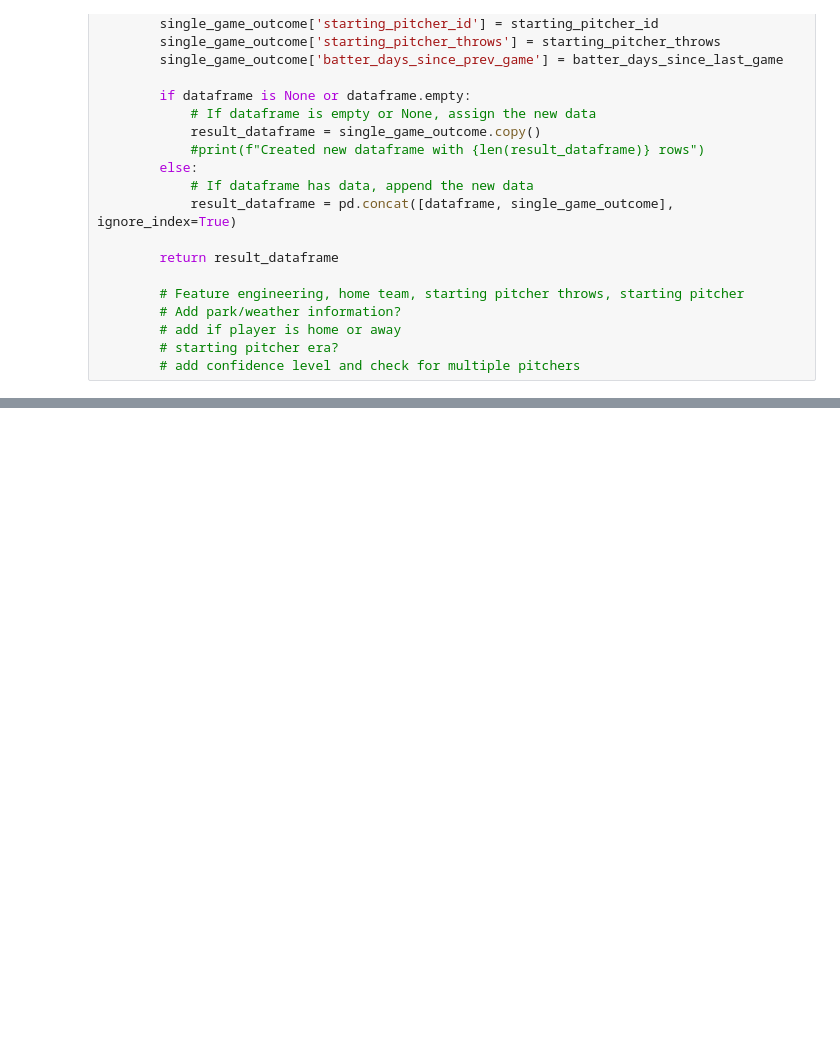
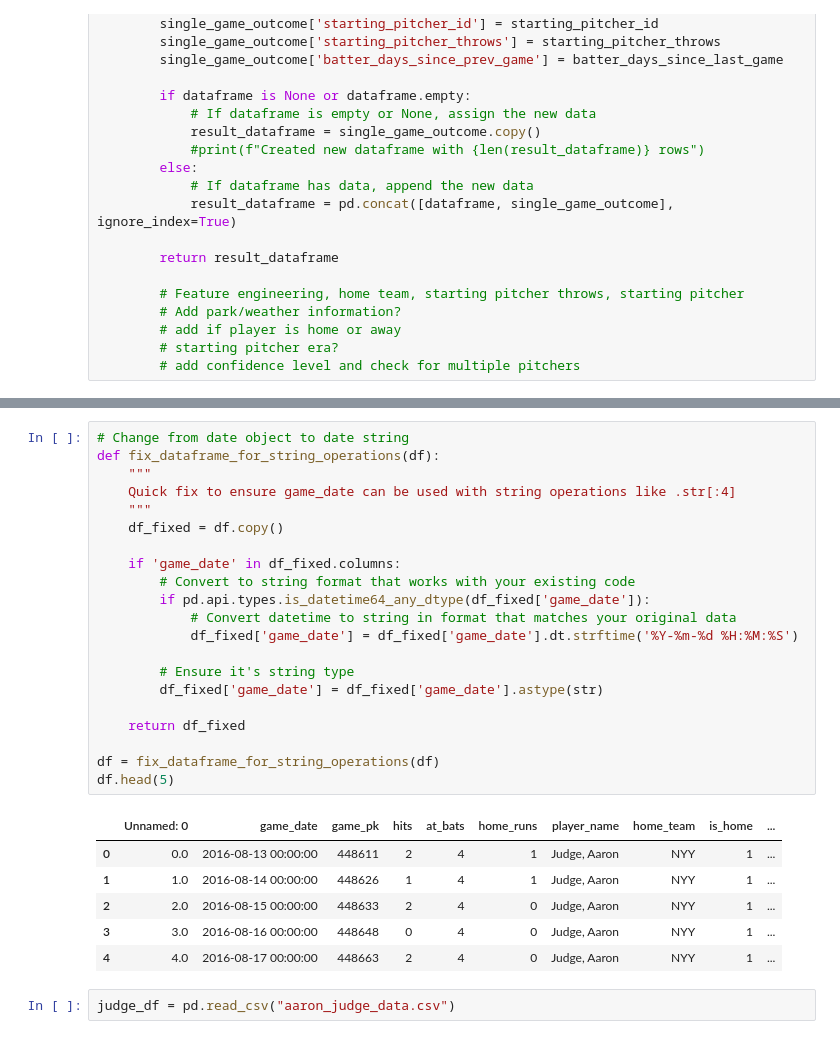
Before and after one commit to ctp033/prize-pick-predictor, a Jupyter notebook: data-collection.ipynb, the cells around one changed output, grey strips where cells are left out. Drawn from its saved outputs; the diff is of its cells as text; blank space fills up the shorter version.

```diff
--- a/data-collection.ipynb
+++ b/data-collection.ipynb
@@ -325,0 +553,30 @@ Getting data for 2025-05-06
+# %%
+# Change from date object to date string
+def fix_dataframe_for_string_operations(df):
+    """
+    Quick fix to ensure game_date can be used with string operations like .str[:4]
+    """
+    df_fixed = df.copy()
+
+    if 'game_date' in df_fixed.columns:
+        # Convert to string format that works with your existing code
+        if pd.api.types.is_datetime64_any_dtype(df_fixed['game_date']):
+            # Convert datetime to string in format that matches your original data
+            df_fixed['game_date'] = df_fixed['game_date'].dt.strftime('%Y-%m-%d %H:%M:%S')
+
+        # Ensure it's string type
+        df_fixed['game_date'] = df_fixed['game_date'].astype(str)
+
+    return df_fixed
+
+df = fix_dataframe_for_string_operations(df)
+df.head(5)
+# %% [output]
+|  | Unnamed: 0 | game_date | game_pk | hits | at_bats | home_runs | player_name | home_team | is_home | ... |
+| 0 | 0.0 | 2016-08-13 00:00:00 | 448611 | 2 | 4 | 1 | Judge, Aaron | NYY | 1 | ... |
+| 1 | 1.0 | 2016-08-14 00:00:00 | 448626 | 1 | 4 | 1 | Judge, Aaron | NYY | 1 | ... |
+| 2 | 2.0 | 2016-08-15 00:00:00 | 448633 | 2 | 4 | 0 | Judge, Aaron | NYY | 1 | ... |
+| 3 | 3.0 | 2016-08-16 00:00:00 | 448648 | 0 | 4 | 0 | Judge, Aaron | NYY | 1 | ... |
+| 4 | 4.0 | 2016-08-17 00:00:00 | 448663 | 2 | 4 | 0 | Judge, Aaron | NYY | 1 | ... |
+# %%
+judge_df = pd.read_csv("aaron_judge_data.csv")
```
Also changed, not shown: parts of 8 cells of this notebook, 1 other file.
